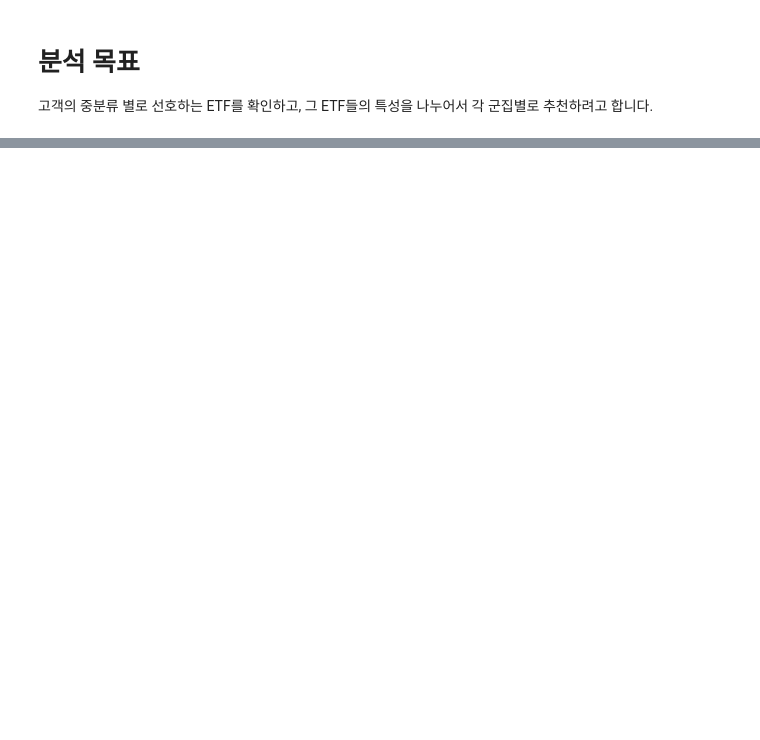
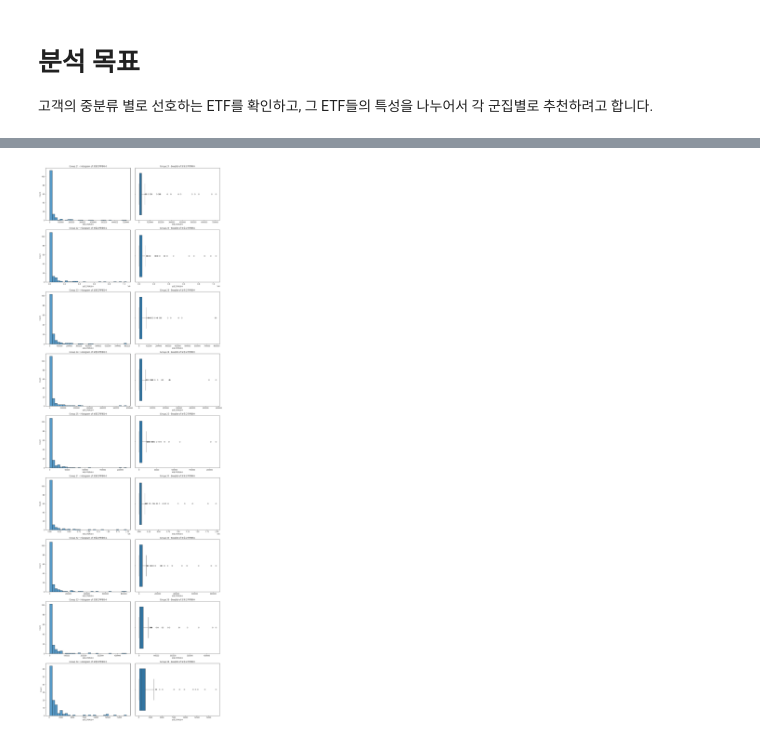
Before and after one commit to WonchanMoon/DSHY, a Jupyter notebook: EDA 실습/농협 공모전/main_upload.ipynb, the cells around one changed output, grey strips where cells are left out. Cells and saved outputs as stored; diff of their text form; code cells hidden in the pictures; blank space fills up the shorter version.

```diff
--- a/EDA 실습/농협 공모전/main_upload.ipynb
+++ b/EDA 실습/농협 공모전/main_upload.ipynb
@@ -137,8 +166,8 @@ with open(file_path, 'wb') as f:
 # %%
 # 이미 만들어 놓은 딕셔너리를 불러와서 사용할 수 있도록 함.
 with open('날짜및고객분류별보유ETF.pkl', 'rb') as f:
-    dictionary_by_customer_date = pickle.load(f)
+    groupby_dict = pickle.load(f)
 
 # 딕셔너리 예시 확인
-dictionary_by_customer_date[(20240726, 11)]
+groupby_dict[(20240726, 11)]
 #2024년 7월 26일에, 11(투자고수)의 ETF 보유 목록 확인.
@@ -240,0 +406,15 @@ df.loc[('SPY', 20240528)]
+# %%
+# 위에서 만들었던 파일 불러오기
+# etf_df.csv 파일을 불러와 etf_df 에 저장
+etf_df = pd.read_csv('etf_df.csv')
+
+# 날짜및고객분류별보유ETF.pkl 파일을 불러와 groupby_dict 에 저장
+with open('날짜및고객분류별보유ETF.pkl', 'rb') as f:
+    groupby_dict = pickle.load(f)
+# %%
+# 예시 : 20240726 기준
+# 20240726이 키의 0번 인덱스인 고객분류별 데이터 프레임을 df_0726에 저장
+dict_0726 = {key[1] : value for key, value in groupby_dict.items() if key[0] == 20240726 and key[1] not in [11, 12]}
+group_names = list(dict_0726.keys())
+group_names.sort()
+print(group_names)
@@ -240,0 +430,7 @@ df.loc[('SPY', 20240528)]
+# %%
+# etf ticker 리스트 생성
+tickers = etf_df['티커종목코드'].tolist()
+# dict_0726의 value값들중 tickers 리스트에 있는 티커만 남기고 나머지는 제거
+dict_0726 = {key: value[value.index.isin(tickers)] for key, value in dict_0726.items()}
+
+dict_0726 = dict(sorted(dict_0726.items()))
@@ -240,0 +444,19 @@ df.loc[('SPY', 20240528)]
+# %%
+# 한글 폰트 설정
+plt.rc('font', family='NanumGothic')
+# 히스토그램과 박스플롯을 그리기 위한 설정
+fig, axes = plt.subplots(len(dict_0726), 2, figsize=(15, 5 * len(dict_0726)))
+
+for i, (group_name, df) in enumerate(dict_0726.items()):
+    # 히스토그램
+    sns.histplot(df['보유고객계좌수'], bins=30, ax=axes[i, 0])
+    axes[i, 0].set_title(f'Group {group_name} - Histogram of 보유고객계좌수')
+
+    # 박스플롯
+    sns.boxplot(x=df['보유고객계좌수'], ax=axes[i, 1])
+    axes[i, 1].set_title(f'Group {group_name} - Boxplot of 보유고객계좌수')
+
+plt.tight_layout()
+plt.show()
+# %% [output]
+[figure, added]
```
Also changed, not shown: parts of 29 cells of this notebook.
